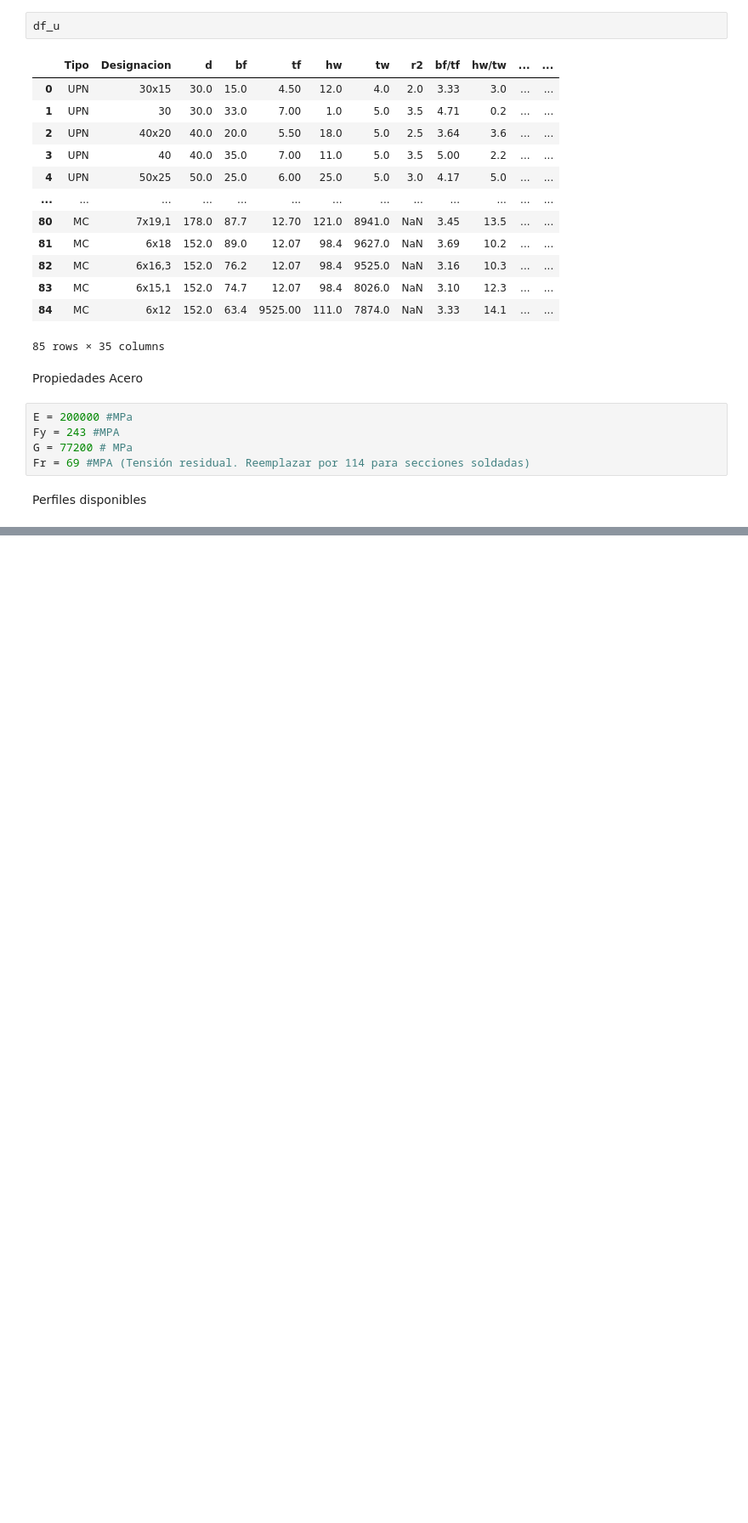
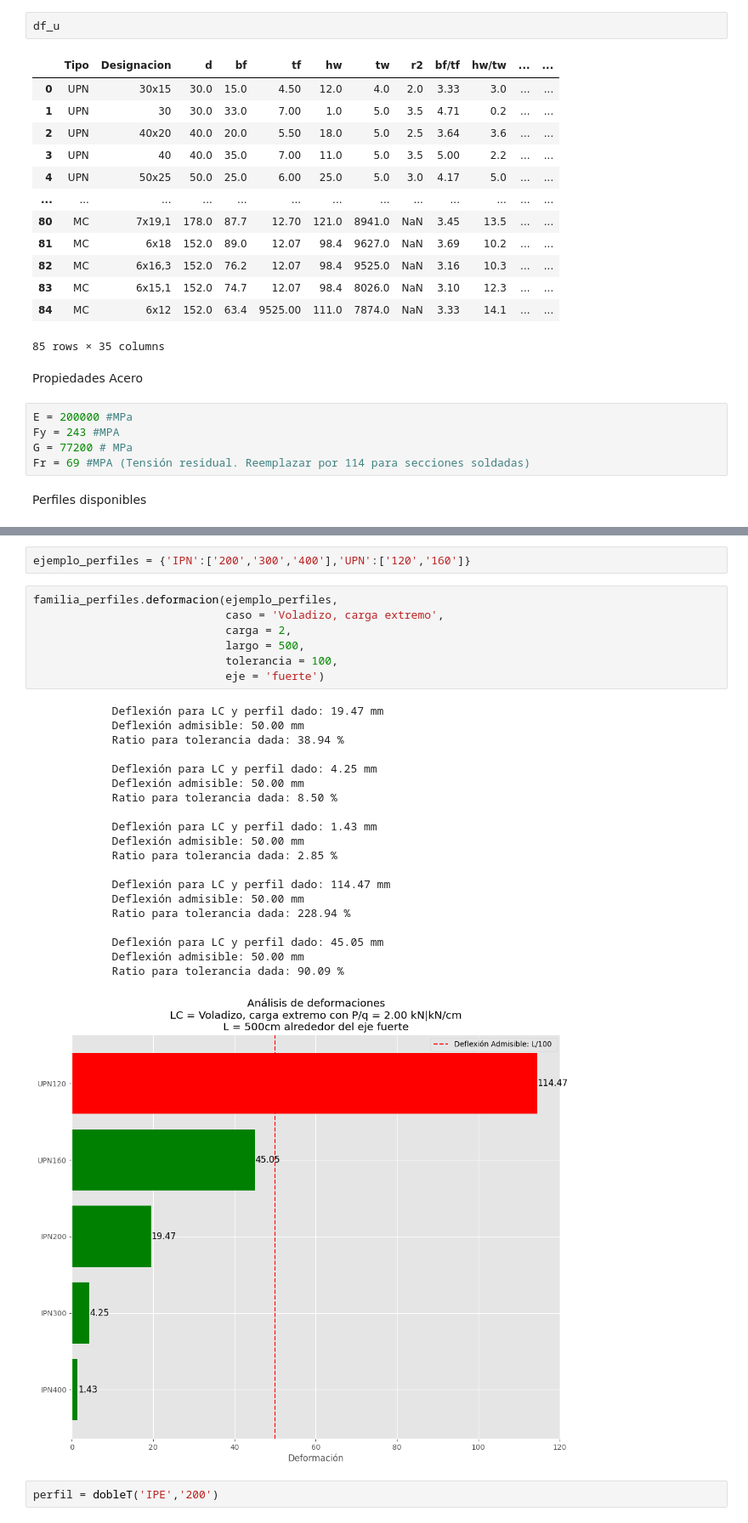
Before and after one commit to agustdiez/cirsoc301, a Jupyter notebook: clase_perfil.ipynb, the cells around one changed output, grey strips where cells are left out. Shown: that part at 85% size. Saved outputs shown, nothing was run; the diff lists cells and outputs as text; blank space fills up the shorter version.

Commit message:
Agregados ejemplos

```diff
--- a/clase_perfil.ipynb
+++ b/clase_perfil.ipynb
@@ -765,0 +766,32 @@ class familia_perfiles:
+# %%
+ejemplo_perfiles = {'IPN':['200','300','400'],'UPN':['120','160']}
+# %%
+familia_perfiles.deformacion(ejemplo_perfiles,
+                             caso = 'Voladizo, carga extremo',
+                             carga = 2,
+                             largo = 500,
+                             tolerancia = 100,
+                             eje = 'fuerte')
+# %% [output]
+            Deflexión para LC y perfil dado: 19.47 mm
+            Deflexión admisible: 50.00 mm
+            Ratio para tolerancia dada: 38.94 %
+
+            Deflexión para LC y perfil dado: 4.25 mm
+            Deflexión admisible: 50.00 mm
+            Ratio para tolerancia dada: 8.50 %
+
+            Deflexión para LC y perfil dado: 1.43 mm
+            Deflexión admisible: 50.00 mm
+            Ratio para tolerancia dada: 2.85 %
+
+            Deflexión para LC y perfil dado: 114.47 mm
+            Deflexión admisible: 50.00 mm
+            Ratio para tolerancia dada: 228.94 %
+
+            Deflexión para LC y perfil dado: 45.05 mm
+            Deflexión admisible: 50.00 mm
+            Ratio para tolerancia dada: 90.09 %
+[figure, added]
+# %%
+perfil = dobleT('IPE','200')
```
Also changed, not shown: parts of 2 cells of this notebook.
